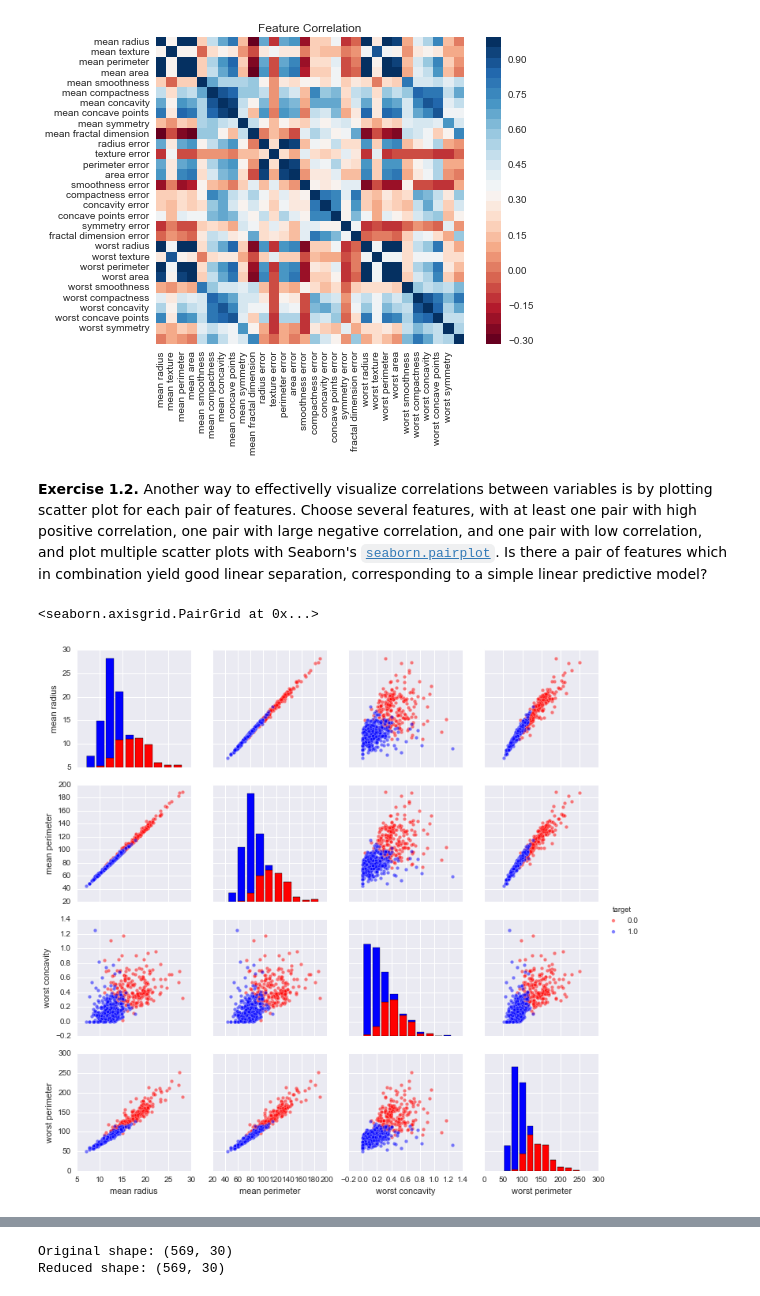
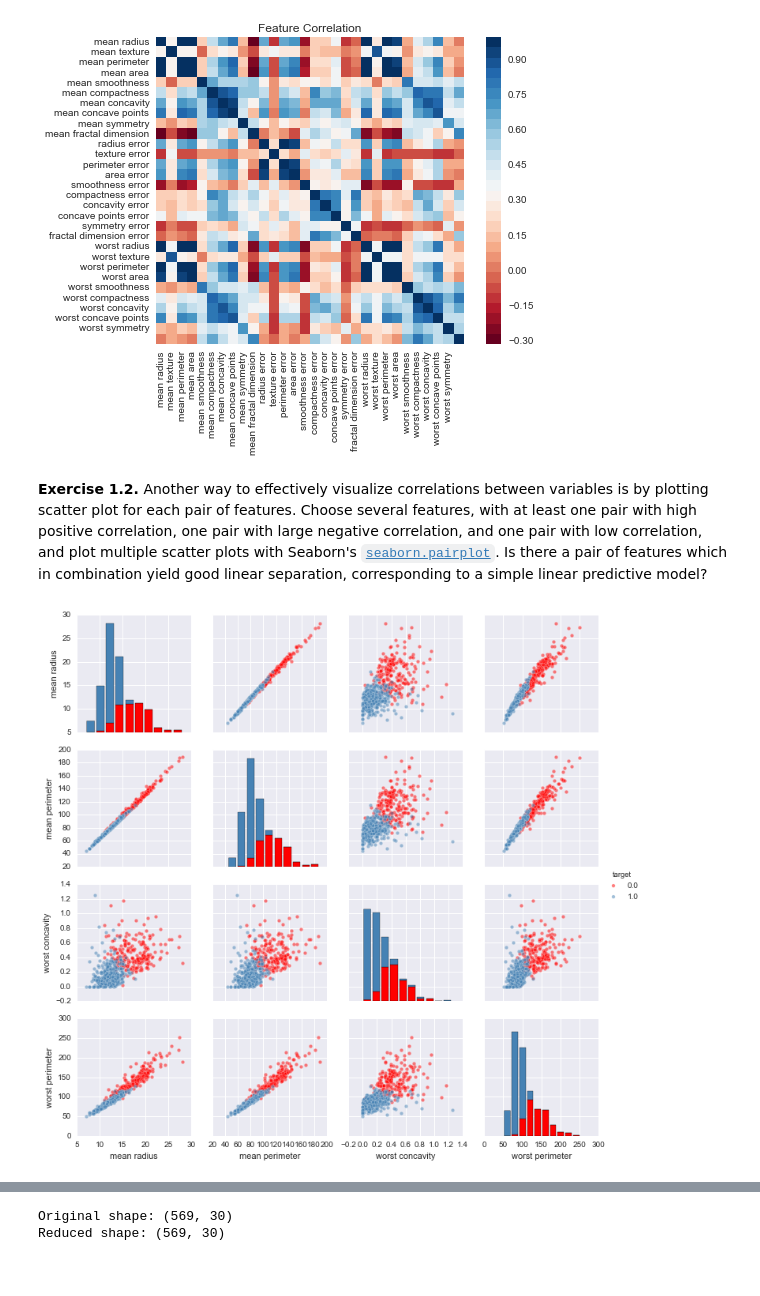
Before and after one commit to SSDS2016/Day-3, a Jupyter notebook: ZCI_SS_Day3_Part2_Dimensionality_reduction.ipynb, the cells around one changed output, grey strips where cells are left out. Saved outputs shown, nothing was run; the diff lists cells and outputs as text; code cells hidden in the pictures.

```diff
--- a/ZCI_SS_Day3_Part2_Dimensionality_reduction.ipynb
+++ b/ZCI_SS_Day3_Part2_Dimensionality_reduction.ipynb
@@ -127,11 +127,10 @@ plt.show()
 # %% [output]
 [figure]
 # %% [markdown]
-**Exercise 1.2.** Another way to effectivelly visualize correlations between variables is by plotting scatter plot for each pair of features. Choose several features, with at least one pair with high positive correlation, one pair with large negative correlation, and one pair with low correlation, and plot multiple scatter plots with Seaborn's [`seaborn.pairplot`](https://stanford.edu/~mwaskom/software/seaborn/generated/seaborn.pairplot.html). Is there a pair of features which in combination yield good linear separation, corresponding to a simple linear predictive model?
+**Exercise 1.2.** Another way to effectively visualize correlations between variables is by plotting scatter plot for each pair of features. Choose several features, with at least one pair with high positive correlation, one pair with large negative correlation, and one pair with low correlation, and plot multiple scatter plots with Seaborn's [`seaborn.pairplot`](https://stanford.edu/~mwaskom/software/seaborn/generated/seaborn.pairplot.html). Is there a pair of features which in combination yield good linear separation, corresponding to a simple linear predictive model?
 # %%
 selected_columns = ['mean radius','mean perimeter','worst concavity','worst perimeter']
 sns.pairplot(breast_cancer, vars=selected_columns, hue="target",
-             size=2.5, plot_kws={'alpha':0.5}, palette={0.0:'red',1.0:'blue'})
+             size=2.5, plot_kws={'alpha':0.5}, palette={0.0:'red',1.0:'steelblue'});
 # %% [output]
-<seaborn.axisgrid.PairGrid at 0x...>
-[figure, old version]
+[figure, new version]
```
Also changed, not shown: parts of 18 cells of this notebook.
